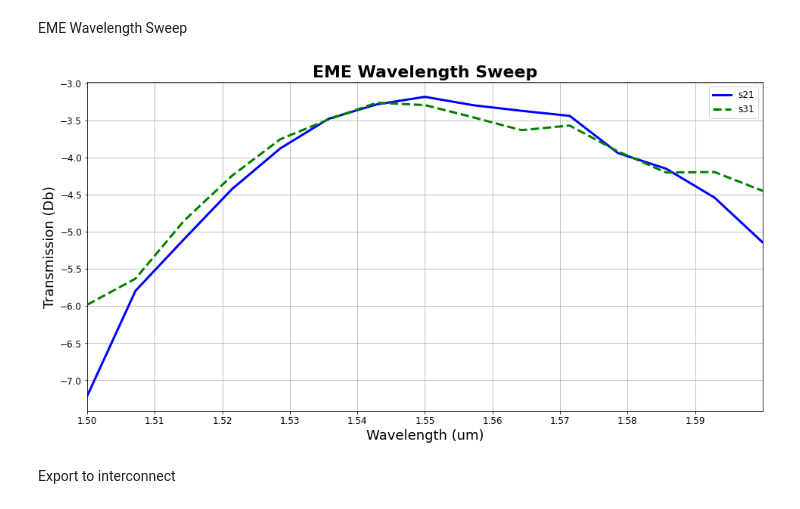
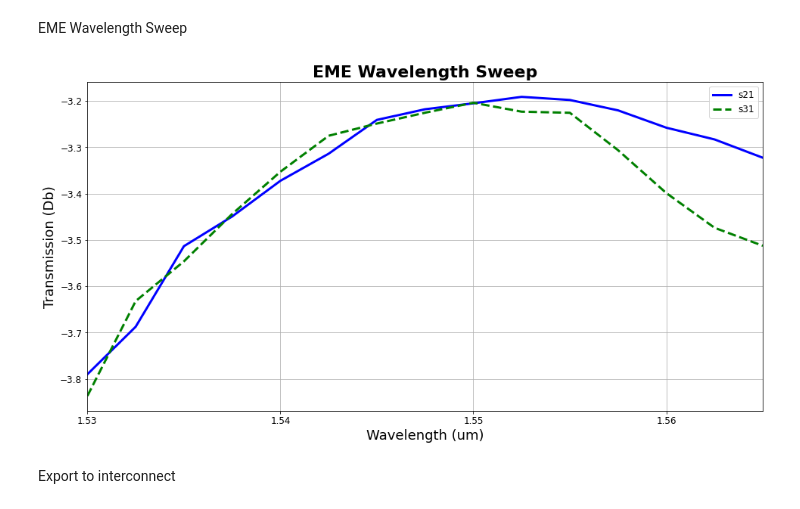
Before and after one commit to Leoopessoa/MMI-Multi-Mode-Interferometer-2x2, a Jupyter notebook: Api_Python_Lumerical.ipynb, the cells around one changed output. Drawn from its saved outputs; the diff is of its cells as text; code cells hidden in the pictures.

```diff
--- a/Api_Python_Lumerical.ipynb
+++ b/Api_Python_Lumerical.ipynb
@@ -305,37 +305,37 @@ plt.savefig('EME Propagation Sweep')
 # %% [markdown]
 EME Wavelength Sweep
 # %%
-start = 1.5e-6
-stop = 1.6e-6
+start = 1.53e-6
+stop = 1.565e-6
 
 lum.setemeanalysis("wavelength sweep", 1)
 lum.setemeanalysis("start wavelength", start)
 lum.setemeanalysis("stop wavelength", stop)
 lum.setemeanalysis("number of wavelength points", 15)
 
 lum.emesweep("wavelength sweep")
 
 S = lum.getemesweep("S_wavelength_sweep")
 span = S['wavelength']*1e6
 
 s21 = 10*lum.log10(abs(S['s21'])**2)
 s31 = 10*lum.log10(abs(S['s31'])**2)
 
 plt.figure(figsize=(16, 8), edgecolor= 'white', facecolor= 'white')
 
 plt.plot(span, s21, label = 's21', linewidth = '3', color = 'blue')
 plt.plot(span, s31, 'r--', label = 's31', linewidth = '3', color = 'green')
 plt.xlim(start*1e6,stop*1e6)
 plt.title("EME Wavelength Sweep", fontsize = 22, fontweight='bold')
 plt.legend(fontsize = 12, loc = "upper right")
 plt.xlabel("Wavelength (um)", fontsize = 18)
 plt.xticks(np.arange(start*1e6,stop*1e6,step=0.01),fontsize=12)
 plt.yticks(fontsize=12)
 plt.ylabel("Transmission (Db)", fontsize = 18)
 plt.grid(True)
 plt.savefig('EME Wavelength Sweep')
 # %% [output]
-[figure, old version]
+[figure, new version]
 # %% [markdown]
 Export to interconnect
 # %%
```
Also changed, not shown: 7 other files.
